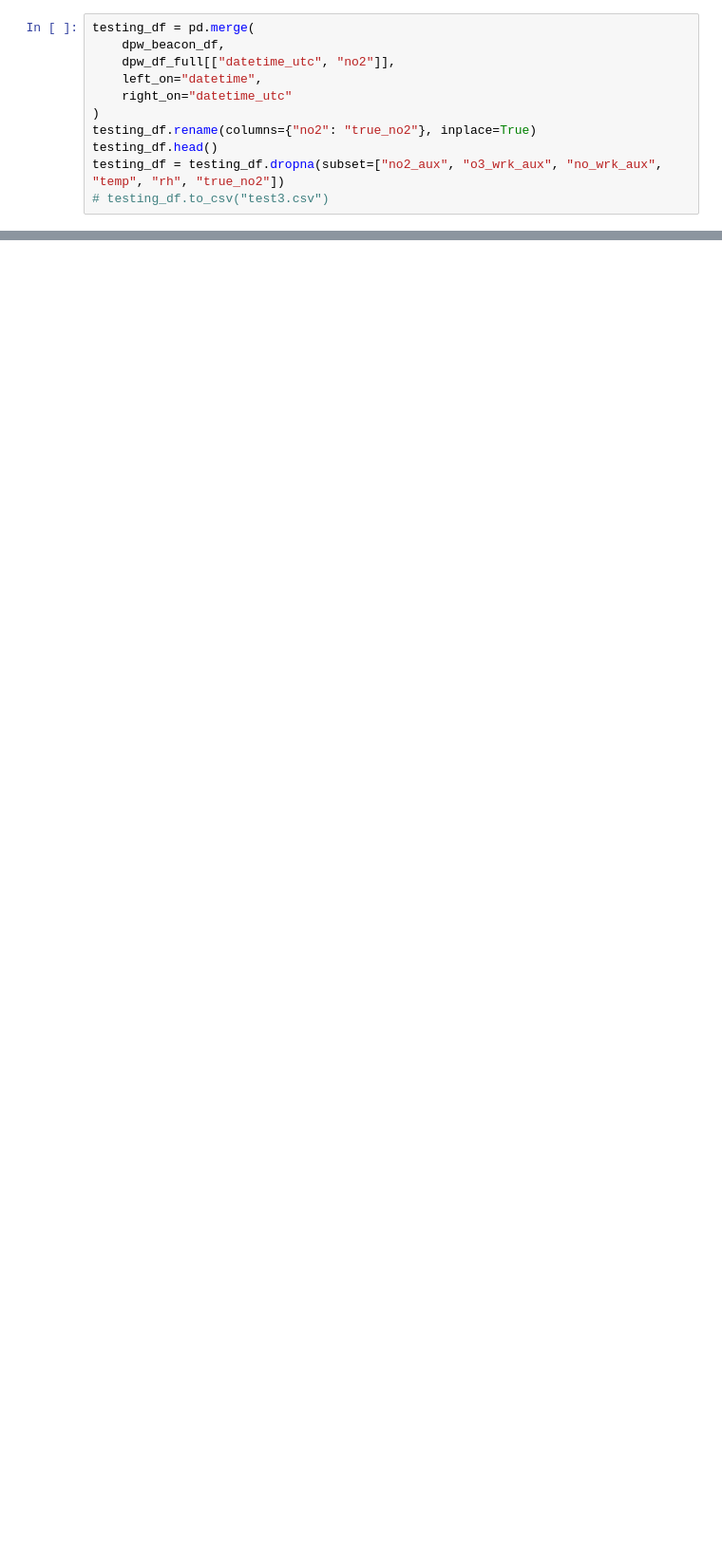
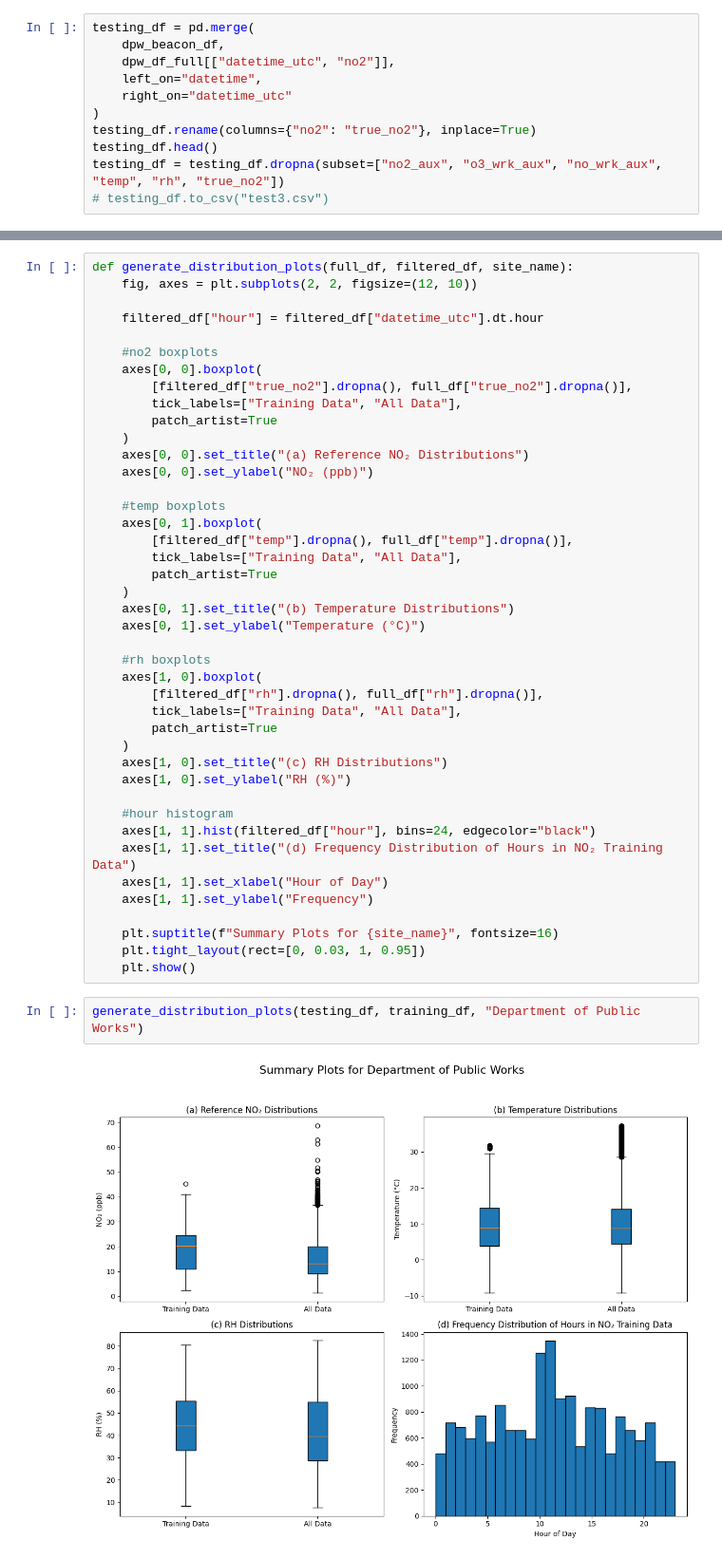
Before and after one commit to jacklardner/quant-regressions, a Jupyter notebook: regressions_and_cleaning.ipynb, the cells around one changed output, grey strips where cells are left out. Shown at 95% size. Saved outputs shown, nothing was run; the diff lists cells and outputs as text; blank space fills up the shorter version.

Commit message:
added proper summary plot comparison

```diff
--- a/regressions_and_cleaning.ipynb
+++ b/regressions_and_cleaning.ipynb
@@ -310,3 +317,49 @@ plt.tight_layout()
 plt.show()
 # %% [output]
 [figure]
+# %%
+def generate_distribution_plots(full_df, filtered_df, site_name):
+    fig, axes = plt.subplots(2, 2, figsize=(12, 10))
+
+    filtered_df["hour"] = filtered_df["datetime_utc"].dt.hour
+
+    #no2 boxplots
+    axes[0, 0].boxplot(
+        [filtered_df["true_no2"].dropna(), full_df["true_no2"].dropna()],
+        tick_labels=["Training Data", "All Data"],
+        patch_artist=True
+    )
+    axes[0, 0].set_title("(a) Reference NO₂ Distributions")
+    axes[0, 0].set_ylabel("NO₂ (ppb)")
+
+    #temp boxplots
+    axes[0, 1].boxplot(
+        [filtered_df["temp"].dropna(), full_df["temp"].dropna()],
+        tick_labels=["Training Data", "All Data"],
+        patch_artist=True
+    )
+    axes[0, 1].set_title("(b) Temperature Distributions")
+    axes[0, 1].set_ylabel("Temperature (°C)")
+
+    #rh boxplots
+    axes[1, 0].boxplot(
+        [filtered_df["rh"].dropna(), full_df["rh"].dropna()],
+        tick_labels=["Training Data", "All Data"],
+        patch_artist=True
+    )
+    axes[1, 0].set_title("(c) RH Distributions")
+    axes[1, 0].set_ylabel("RH (%)")
+
+    #hour histogram
+    axes[1, 1].hist(filtered_df["hour"], bins=24, edgecolor="black")
+    axes[1, 1].set_title("(d) Frequency Distribution of Hours in NO₂ Training Data")
+    axes[1, 1].set_xlabel("Hour of Day")
+    axes[1, 1].set_ylabel("Frequency")
+
+    plt.suptitle(f"Summary Plots for {site_name}", fontsize=16)
+    plt.tight_layout(rect=[0, 0.03, 1, 0.95])
+    plt.show()
+# %%
+generate_distribution_plots(testing_df, training_df, "Department of Public Works")
+# %% [output]
+[figure, added]
```
Also changed, not shown: parts of 1 cell of this notebook.
